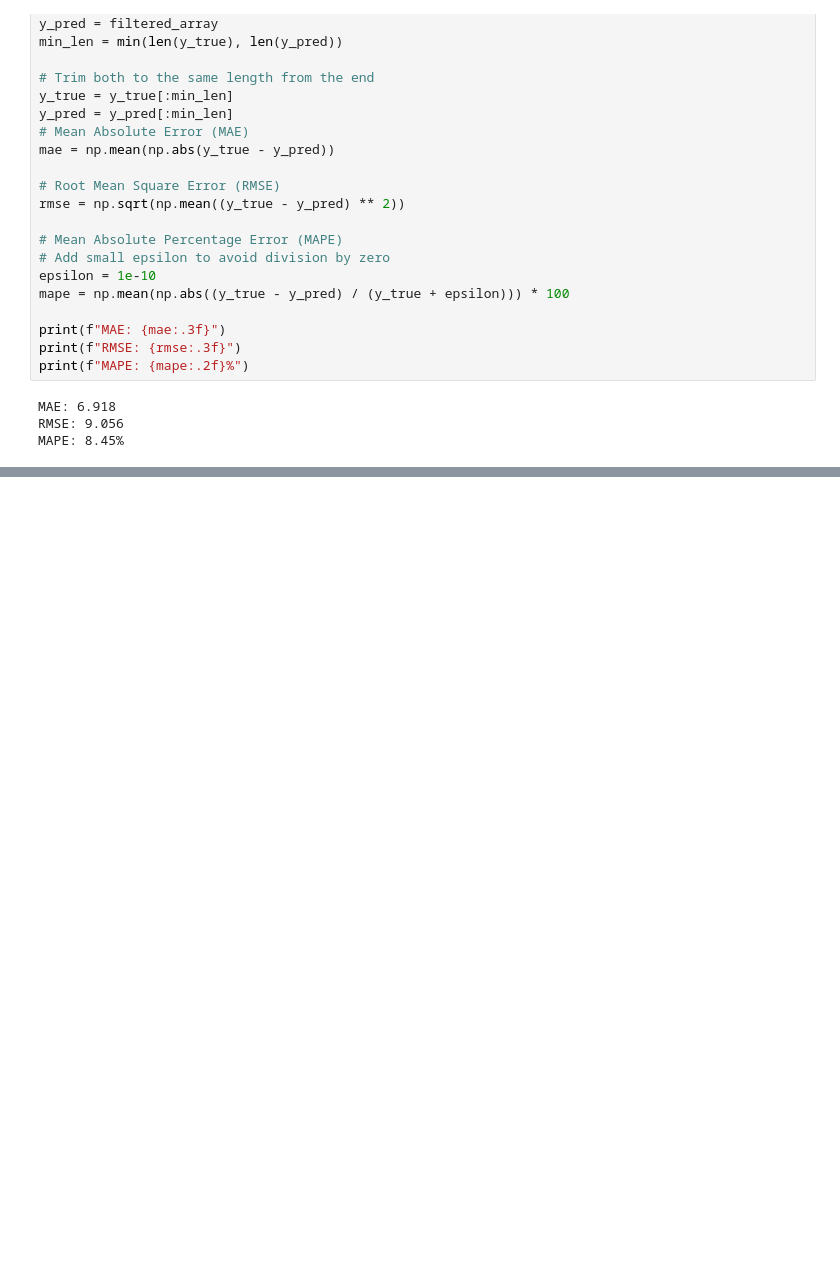
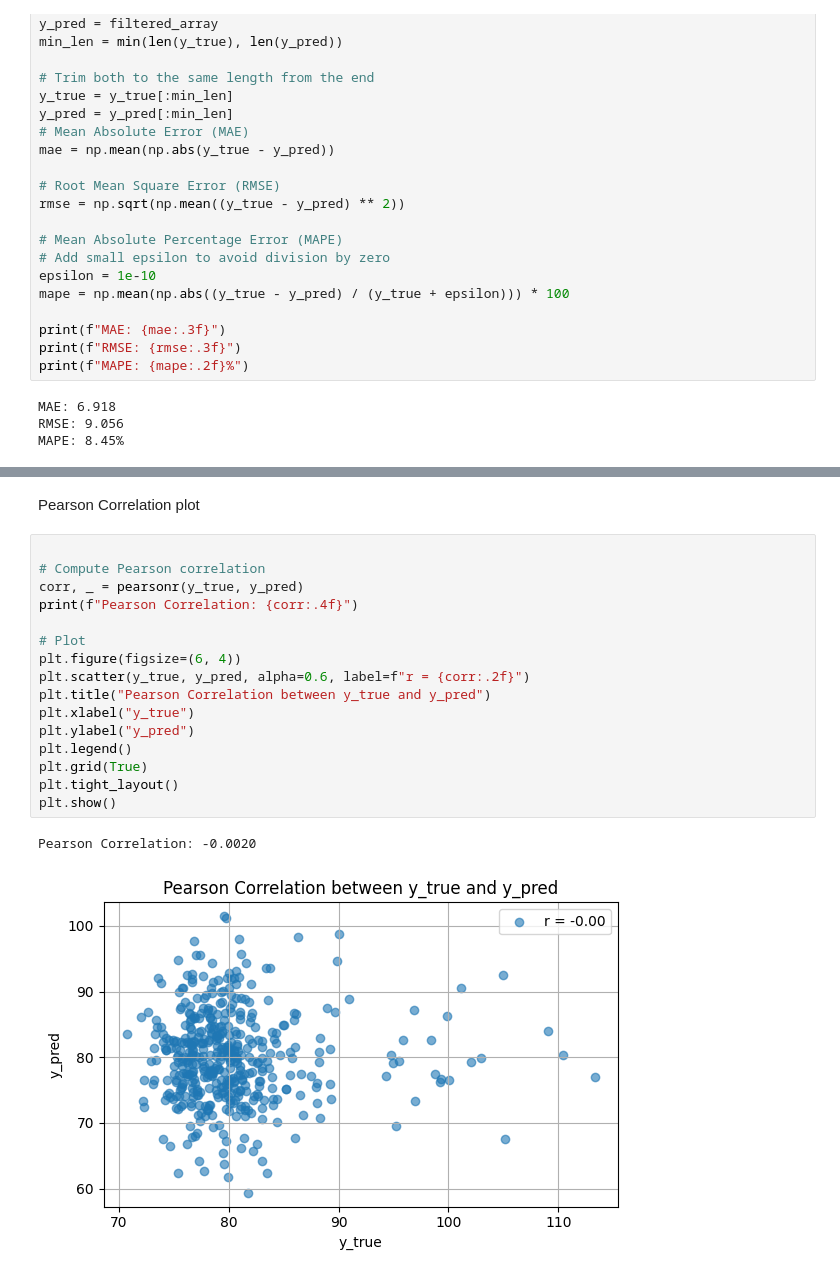
Before and after one commit to Bahey1200022/bcg-project, a Jupyter notebook: sec10.ipynb, the cells around one changed output, grey strips where cells are left out. Saved outputs shown, nothing was run; the diff lists cells and outputs as text; blank space fills up the shorter version.

```diff
--- a/sec10.ipynb
+++ b/sec10.ipynb
@@ -331,0 +340,21 @@ MAPE: 8.45%
+# %% [markdown]
+Pearson Correlation plot
+# %%
+
+# Compute Pearson correlation
+corr, _ = pearsonr(y_true, y_pred)
+print(f"Pearson Correlation: {corr:.4f}")
+
+# Plot
+plt.figure(figsize=(6, 4))
+plt.scatter(y_true, y_pred, alpha=0.6, label=f"r = {corr:.2f}")
+plt.title("Pearson Correlation between y_true and y_pred")
+plt.xlabel("y_true")
+plt.ylabel("y_pred")
+plt.legend()
+plt.grid(True)
+plt.tight_layout()
+plt.show()
+# %% [output]
+Pearson Correlation: -0.0020
+[figure, added]
```
Also changed, not shown: parts of 5 cells of this notebook, 2 other files.
